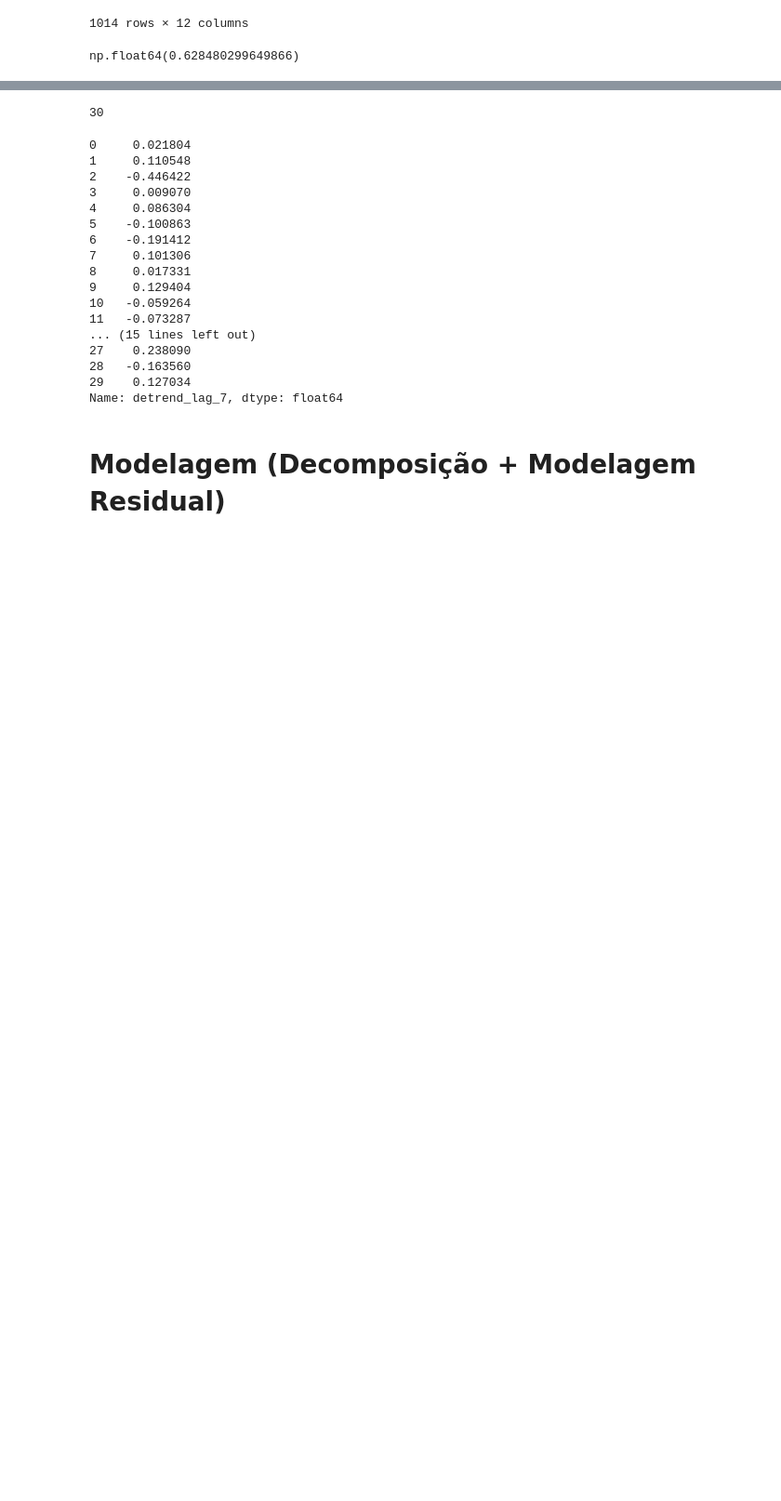
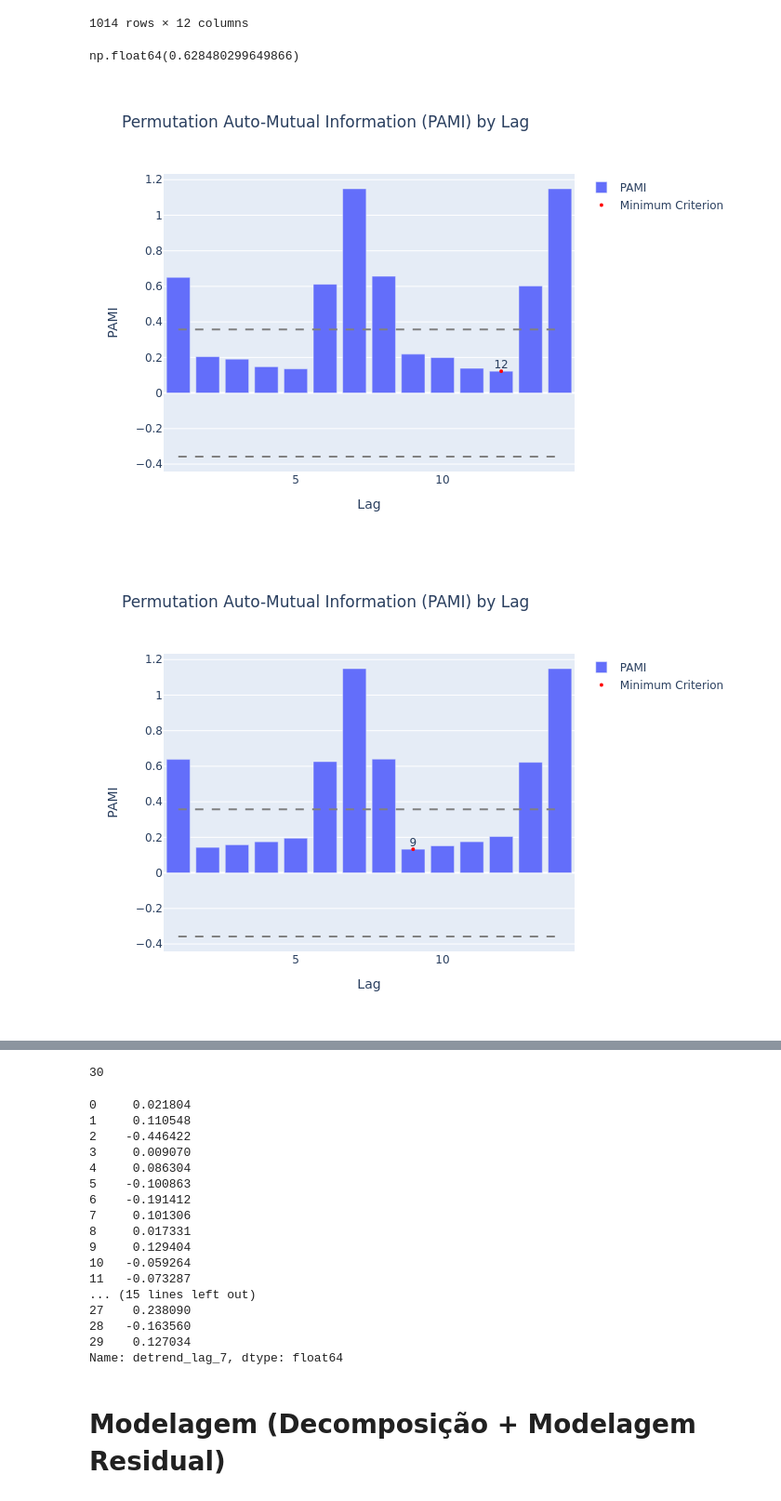
Before and after one commit to HeyLucasLeao/forecasting, a Jupyter notebook: 2.sythentic_data.ipynb, the cells around one changed output, grey strips where cells are left out. Shown at 93% size. Cells and saved outputs as stored; diff of their text form; code cells hidden in the pictures; blank space fills up the shorter version.

```diff
--- a/2.sythentic_data.ipynb
+++ b/2.sythentic_data.ipynb
@@ -369,7 +369,7 @@ np.float64(0.628480299649866)
 # %%
 import plotly.graph_objects as go
 
-def plot_pami(X, nlags=30, m=3, delay=1, color=None, normalize=False):
+def plot_pami(X, nlags=30, m=3, delay=1, color=None, normalize=False, fig_type=None):
     """
     Plots the Permutation Auto-Mutual Information (PAMI) for lags from 1 to nlags, using bar style and confidence band.
     Highlights the minimum criterion (lowest PAMI value) and annotates the lag.
@@ -440,7 +440,10 @@ def plot_pami(X, nlags=30, m=3, delay=1, color=None, normalize=False):
         xaxis_title="Lag",
         yaxis_title="PAMI",
     )
-    fig.show()
+    return fig.show(fig_type)
 # %%
 for id in test["unique_id"].unique():
-    plot_pami(test.loc[test["unique_id"] == id, "detrend_lag_7"], nlags=14, m=3, delay=1, normalize=True)
+    plot_pami(test.loc[test["unique_id"] == id, "y"], nlags=14, m=3, delay=1, normalize=False, fig_type="png")
+# %% [output]
+[figure, added]
+[figure, added]
```
Also changed, not shown: parts of 1 cell of this notebook.
